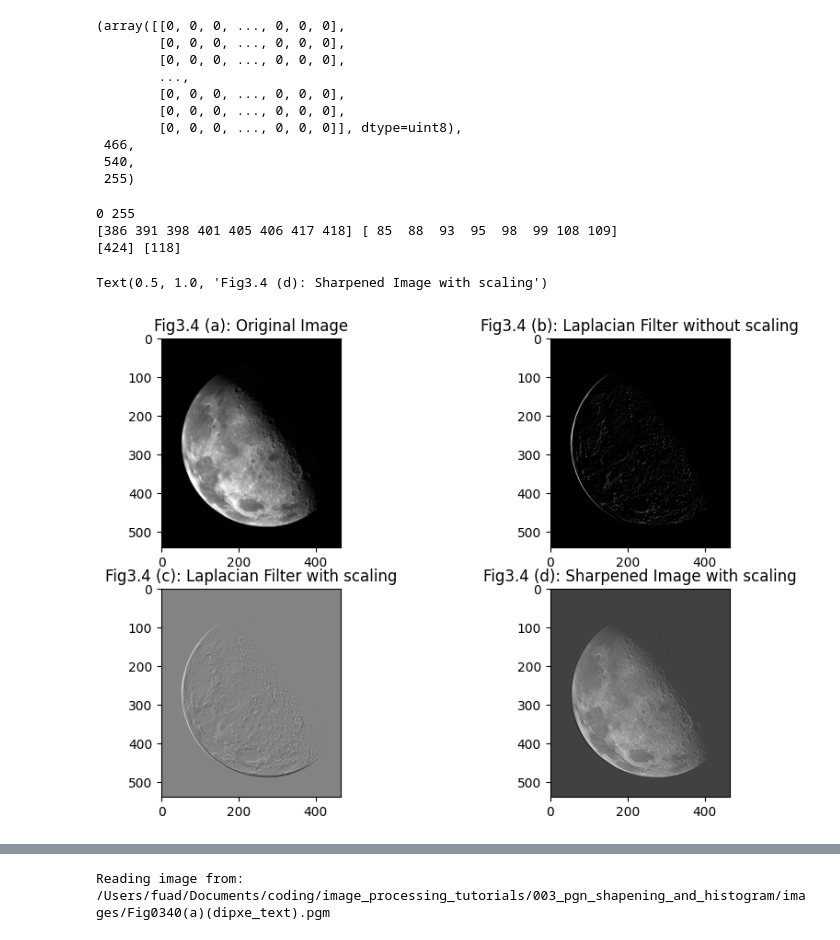
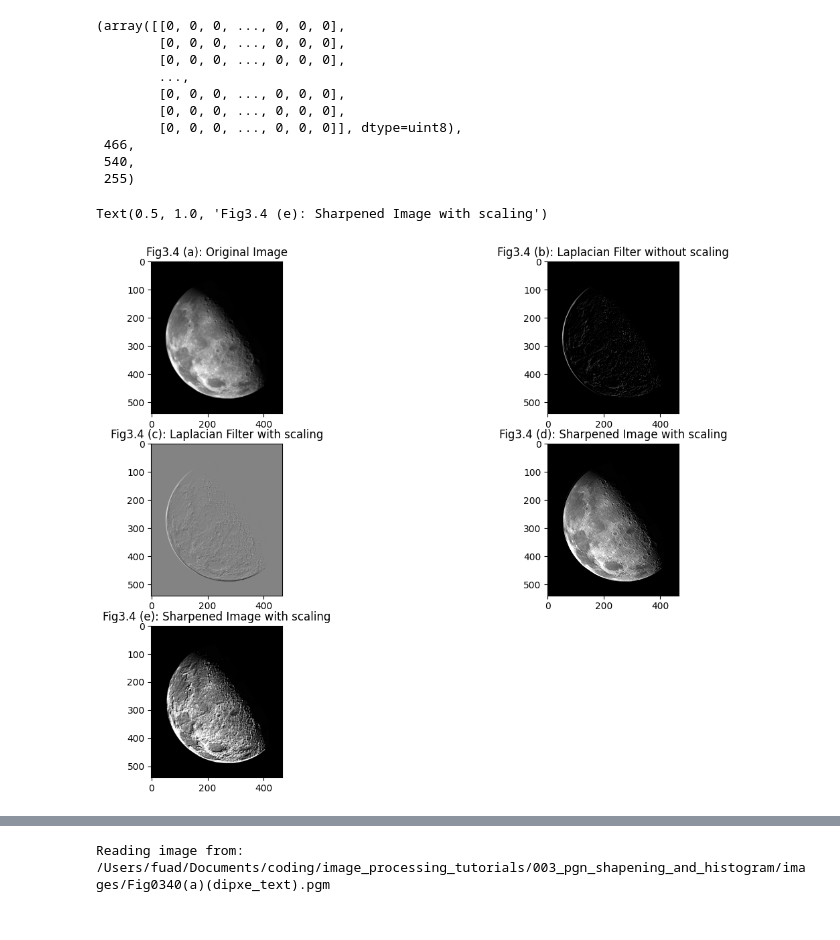
Before and after one commit to fouad1233/image_processing_tutorials, a Jupyter notebook: 003_pgn_shapening_and_histogram/main.ipynb, the cells around one changed output, grey strips where cells are left out. Saved outputs shown, nothing was run; the diff lists cells and outputs as text; code cells hidden in the pictures.

Commit message:
Update (shaping image and gausian filter)

```diff
--- a/003_pgn_shapening_and_histogram/main.ipynb
+++ b/003_pgn_shapening_and_histogram/main.ipynb
@@ -30,39 +30,35 @@ laplacian_filter = np.array([[0, 1,  0],
 laplacian_image_without_scaling = fig_03_38_analyzer.myImageCorrelation(laplacian_filter)
 laplacian_image_scaled = Image_analyzer().image_array_scale(laplacian_image_without_scaling)
 sharp_image = fig_03_38_analyzer.get_image_array() - laplacian_image_without_scaling
-sharp_image_scaled = Image_analyzer().image_array_scale(sharp_image)
-print(np.min(sharp_image_scaled), np.max(sharp_image_scaled))
-#find the 0 and 255 values indices row and column
-zero_indices = np.where(sharp_image_scaled == 0)
-zero_indices_row = zero_indices[0]
-zero_indices_col = zero_indices[1]
-print(zero_indices_row, zero_indices_col)
-max_indices = np.where(sharp_image_scaled == 255)
-max_indices_row = max_indices[0]
-max_indices_col = max_indices[1]
-print(max_indices_row, max_indices_col)
+sharp_image_scaled = np.clip( Image_analyzer().image_array_scale(sharp_image) , 0, 255)
+
+laplacian_filter_1 = np.array([[1, 1, 1],
+                             [1, -8, 1],
+                             [1,  1, 1]])
+laplacian_image_without_scaling_1 = fig_03_38_analyzer.myImageCorrelation(laplacian_filter_1)
+sharp_image_1 = np.clip(fig_03_38_analyzer.get_image_array() - laplacian_image_without_scaling_1, 0, 255)
-# %% [output]
-0 255
-[386 391 398 401 405 406 417 418] [ 85  88  93  95  98  99 108 109]
-[424] [118]
 # %%
-plt.figure(figsize=(10, 10))
+plt.figure(figsize=(14, 10))
 
 plt.subplot(3, 2, 1)
 plt.imshow(fig_03_38_analyzer.get_image_array(), cmap='gray', vmin=0, vmax=255)
 plt.title('Fig3.4 (a): Original Image')
 
 plt.subplot(3, 2, 2)
 plt.imshow(laplacian_image_without_scaling, cmap='gray', vmin=0, vmax=255)
 plt.title('Fig3.4 (b): Laplacian Filter without scaling')
 
 plt.subplot(3, 2, 3)
 plt.imshow(laplacian_image_scaled, cmap='gray', vmin=0, vmax=255)
 plt.title('Fig3.4 (c): Laplacian Filter with scaling')
 
 plt.subplot(3, 2, 4)
-plt.imshow(sharp_image, cmap='gray')
+plt.imshow(sharp_image, cmap='gray', vmin=0, vmax=255)
 plt.title('Fig3.4 (d): Sharpened Image with scaling')
+
+plt.subplot(3, 2, 5)
+plt.imshow(sharp_image_1, cmap='gray', vmin=0, vmax=255)
+plt.title('Fig3.4 (e): Sharpened Image with scaling')
 # %% [output]
-Text(0.5, 1.0, 'Fig3.4 (d): Sharpened Image with scaling')
+Text(0.5, 1.0, 'Fig3.4 (e): Sharpened Image with scaling')
-[figure, old version]
+[figure, new version]
```
Also changed, not shown: parts of 6 cells of this notebook.
